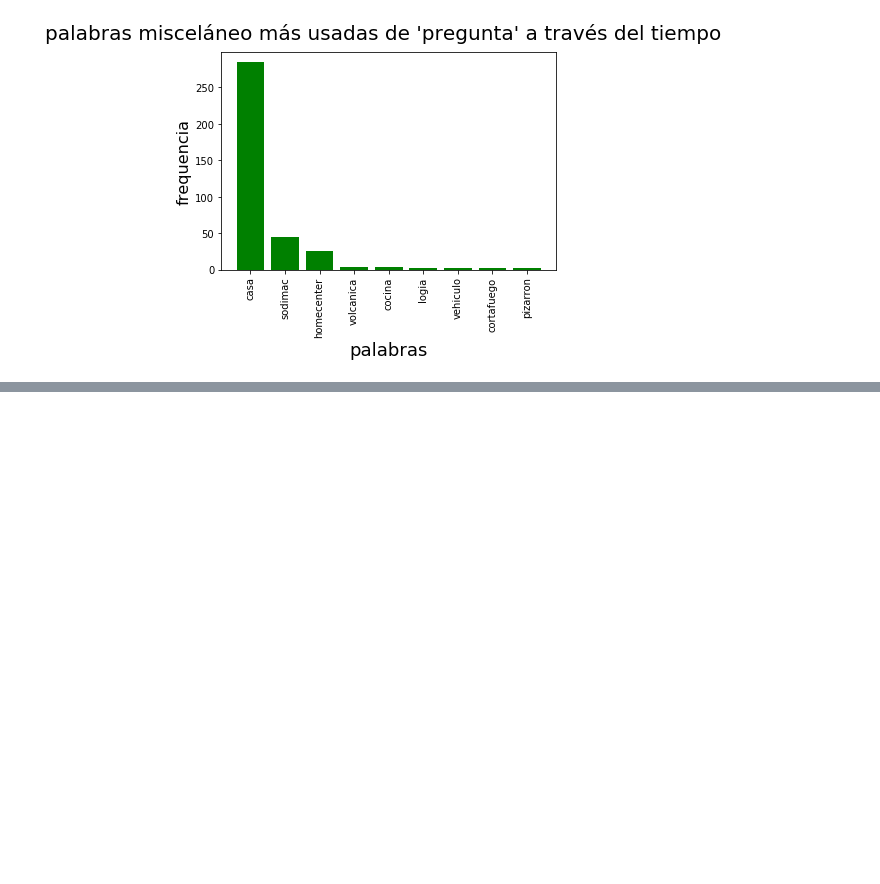
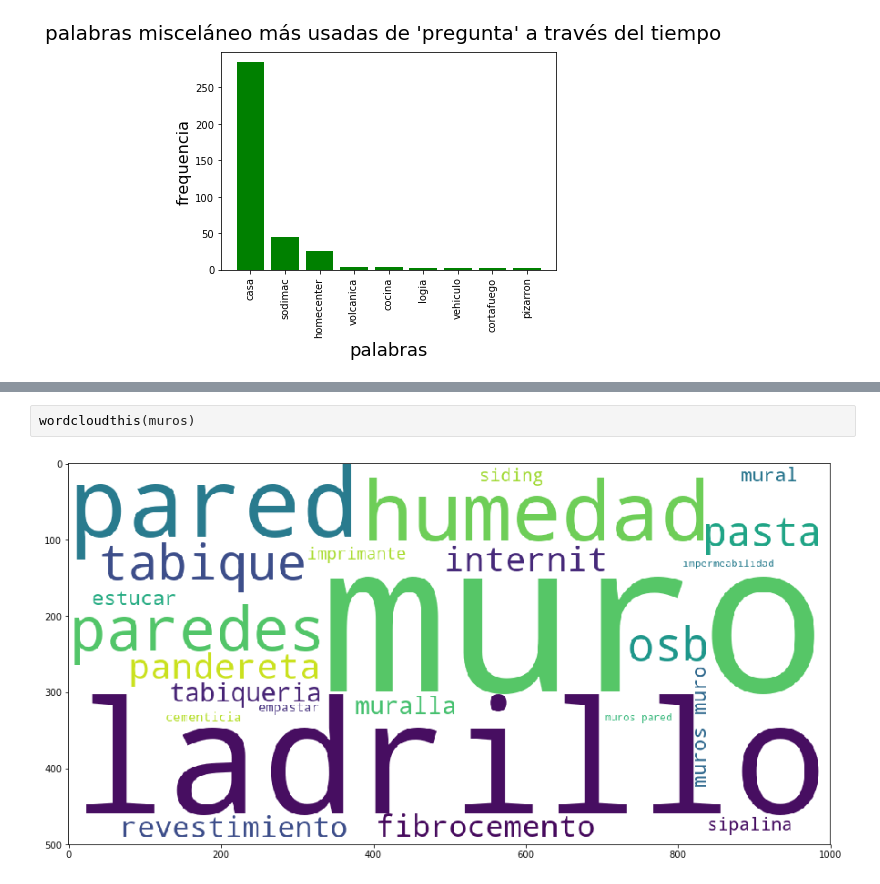
Before and after one commit to samanthatsoi/Seguimiento-Gestion-HUM, a Jupyter notebook: Seguimiento-Gestion-HUM.ipynb, the cells around one changed output, grey strips where cells are left out. Drawn from its saved outputs; the diff is of its cells as text; blank space fills up the shorter version.

```diff
--- a/Seguimiento-Gestion-HUM.ipynb
+++ b/Seguimiento-Gestion-HUM.ipynb
@@ -507,0 +696,4 @@ counts1819
+# %%
+wordcloudthis(muros)
+# %% [output]
+[figure, added]
```
Also changed, not shown: parts of 19 cells of this notebook, 4 other files.
